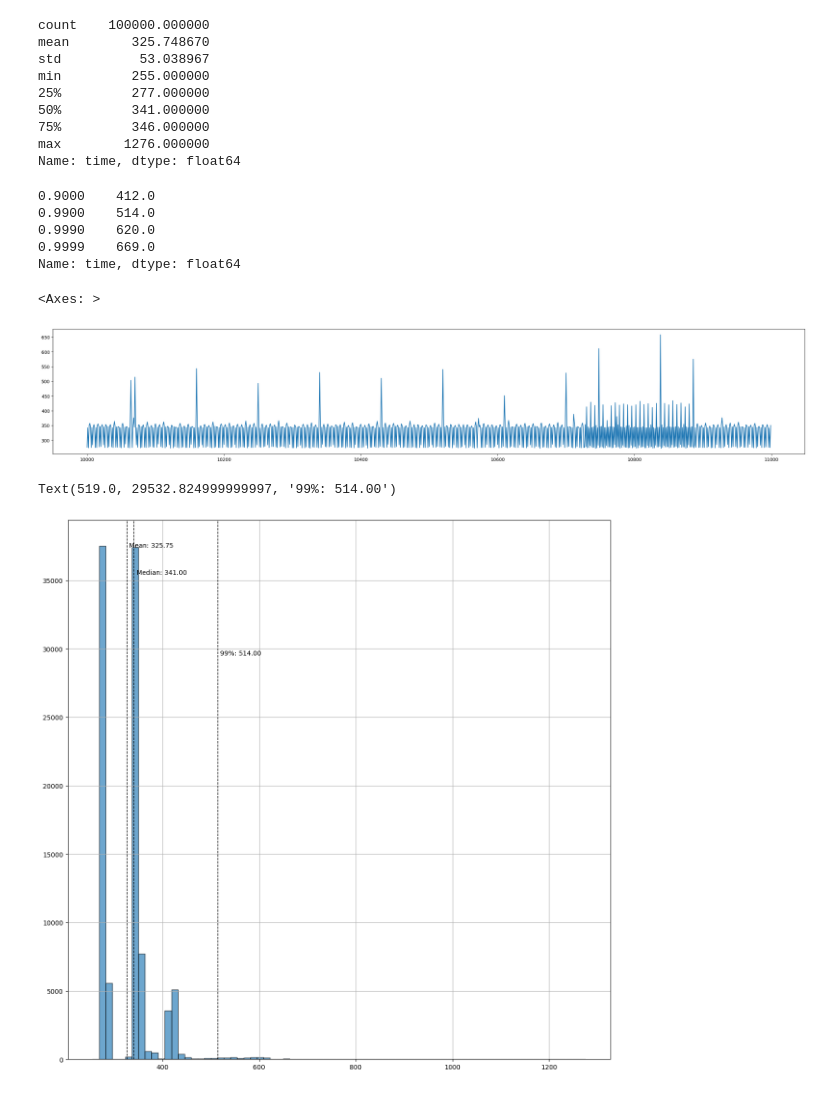
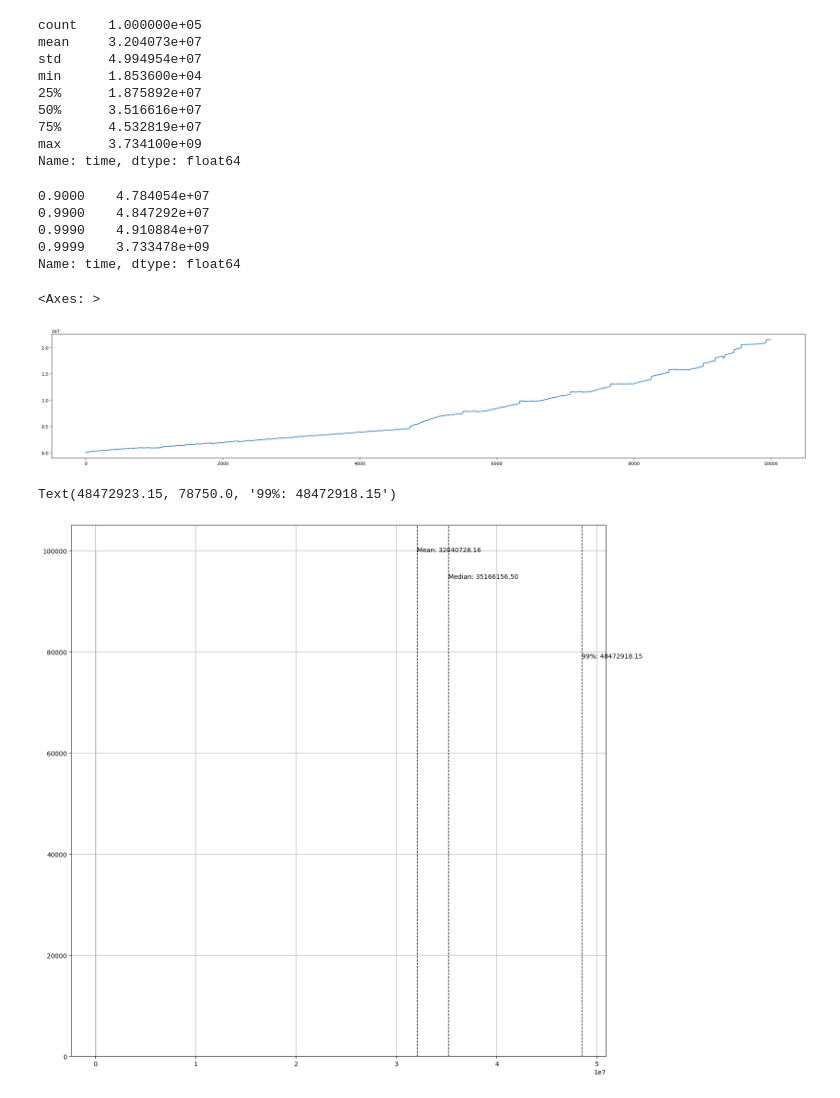
Before and after one commit to avijeet-zanskar/tcp-testing, a Jupyter notebook: a.ipynb, the cells around one changed output. Cells and saved outputs as stored; diff of their text form; code cells hidden in the pictures.

```diff
--- a/a.ipynb
+++ b/a.ipynb
@@ -4,47 +4,47 @@ import matplotlib.pyplot as plt
 # %%
 #df = pd.read_csv('one_client_1.csv')
 #df = pd.read_csv('two_clients_6.csv')
-df = pd.read_csv('send_time_2.csv')
+df = pd.read_csv('asio_async_1.csv')
 #df = df.loc[df['time'] < 10000]
 # %%
 latency = df['time']
 latency.describe()
 # %% [output]
-count    100000.000000
-mean        325.748670
-std          53.038967
-min         255.000000
-25%         277.000000
-50%         341.000000
-75%         346.000000
-max        1276.000000
+count    1.000000e+05
+mean     3.204073e+07
+std      4.994954e+07
+min      1.853600e+04
+25%      1.875892e+07
+50%      3.516616e+07
+75%      4.532819e+07
+max      3.734100e+09
 Name: time, dtype: float64
 # %%
 latency.quantile([0.9, 0.99, 0.999, 0.9999])
 # %% [output]
-0.9000    412.0
-0.9900    514.0
-0.9990    620.0
-0.9999    669.0
+0.9000    4.784054e+07
+0.9900    4.847292e+07
+0.9990    4.910884e+07
+0.9999    3.733478e+09
 Name: time, dtype: float64
 # %%
-start = 10000
-end = start + 1000
+start = 0
+end = start + 10000
 latency.iloc[start:end].plot(figsize=(30,5))
 # %% [output]
 <Axes: >
-[figure, old version]
+[figure, new version]
 # %%
-latency.clip(0,10000).hist(bins=75, figsize=(15,15), edgecolor='k', alpha=0.65)
+latency.clip(0,15000).hist(bins=75, figsize=(15,15), edgecolor='k', alpha=0.65)
 plt.axvline(latency.mean(), color='k', linestyle='dashed', linewidth=1)
 plt.axvline(latency.median(), color='k', linestyle='dashed', linewidth=1)
 y_min, y_max = plt.ylim()
 plt.text(latency.median() + 5, y_max*0.9, 'Median: {:.2f}'.format(latency.median()))
 plt.text(latency.mean() + 5, y_max*0.95, 'Mean: {:.2f}'.format(latency.mean()))
 percentiles=latency.quantile([0.9, 0.99, 0.999, 0.9999])
 
 plt.axvline(percentiles.iloc[1], color='k', linestyle='dashed', linewidth=1)
 plt.text(percentiles.iloc[1] + 5, y_max*0.75, '99%: {:.2f}'.format(percentiles.iloc[1]))
 # %% [output]
-Text(519.0, 29532.824999999997, '99%: 514.00')
+Text(48472923.15, 78750.0, '99%: 48472918.15')
-[figure, old version]
+[figure, new version]
```
Also changed, not shown: 4 other files.
